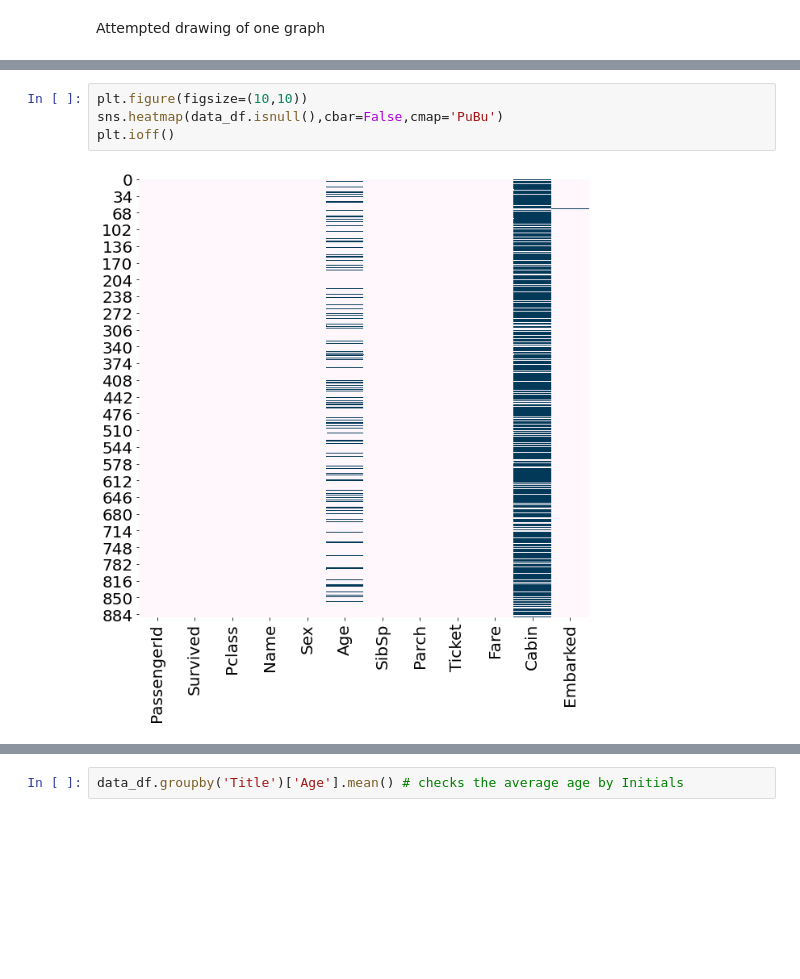
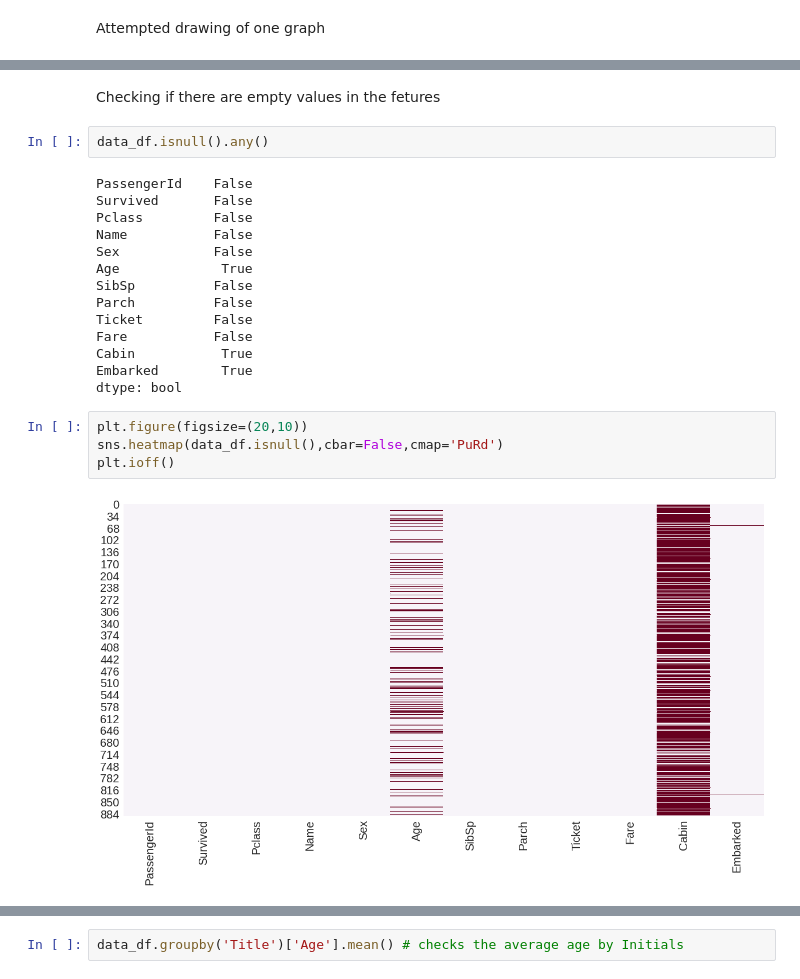
Before and after one commit to EllaRashty/Machine-Learning, a Jupyter notebook: ML_2020_ex1.ipynb, the cells around one changed output, grey strips where cells are left out. Cells and saved outputs as stored; diff of their text form; blank space fills up the shorter version.

```diff
--- a/ML_2020_ex1.ipynb
+++ b/ML_2020_ex1.ipynb
@@ -110,9 +99,27 @@ plot_connection_between_2_features(data_df, 'Fare', 'PassengerId')
+# %% [markdown]
+Checking if there are empty values in the fetures
+# %%
+data_df.isnull().any()
+# %% [output]
+PassengerId    False
+Survived       False
+Pclass         False
+Name           False
+Sex            False
+Age             True
+SibSp          False
+Parch          False
+Ticket         False
+Fare           False
+Cabin           True
+Embarked        True
+dtype: bool
 # %%
-plt.figure(figsize=(10,10))
-sns.heatmap(data_df.isnull(),cbar=False,cmap='PuBu')
+plt.figure(figsize=(20,10))
+sns.heatmap(data_df.isnull(),cbar=False,cmap='PuRd')
 plt.ioff()
 # %% [output]
-[figure, old version]
+[figure, new version]
 # %%
 data_df['Title']=0
 for i in data_df:
```
Also changed, not shown: parts of 56 cells of this notebook.
